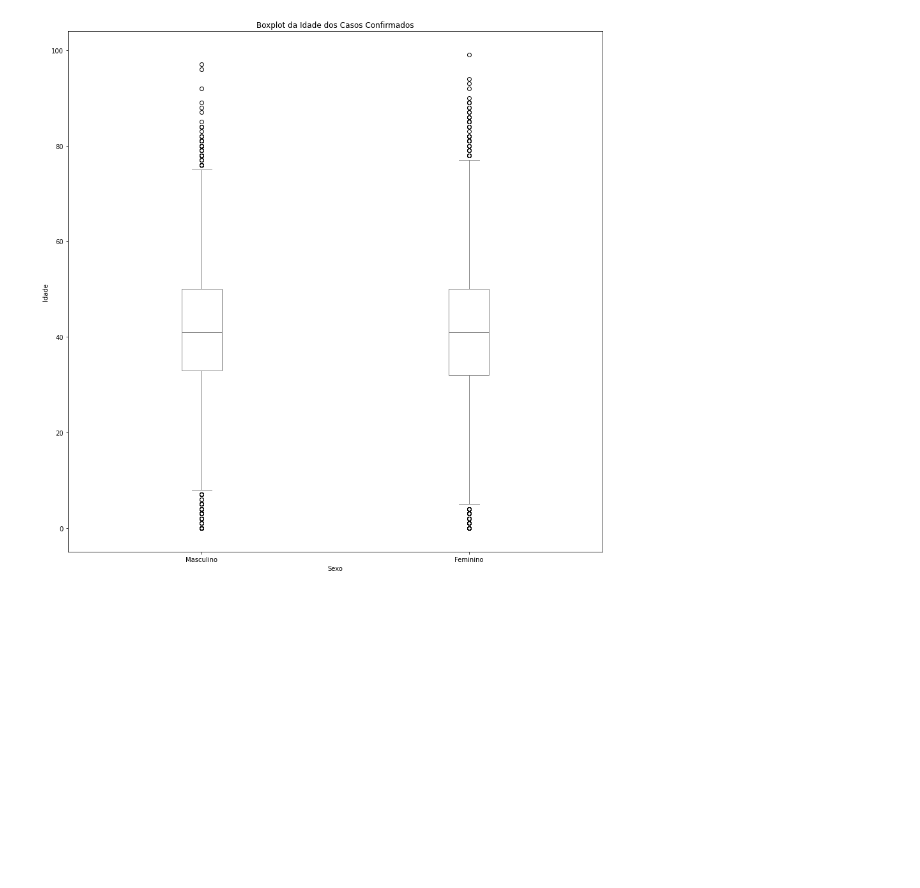
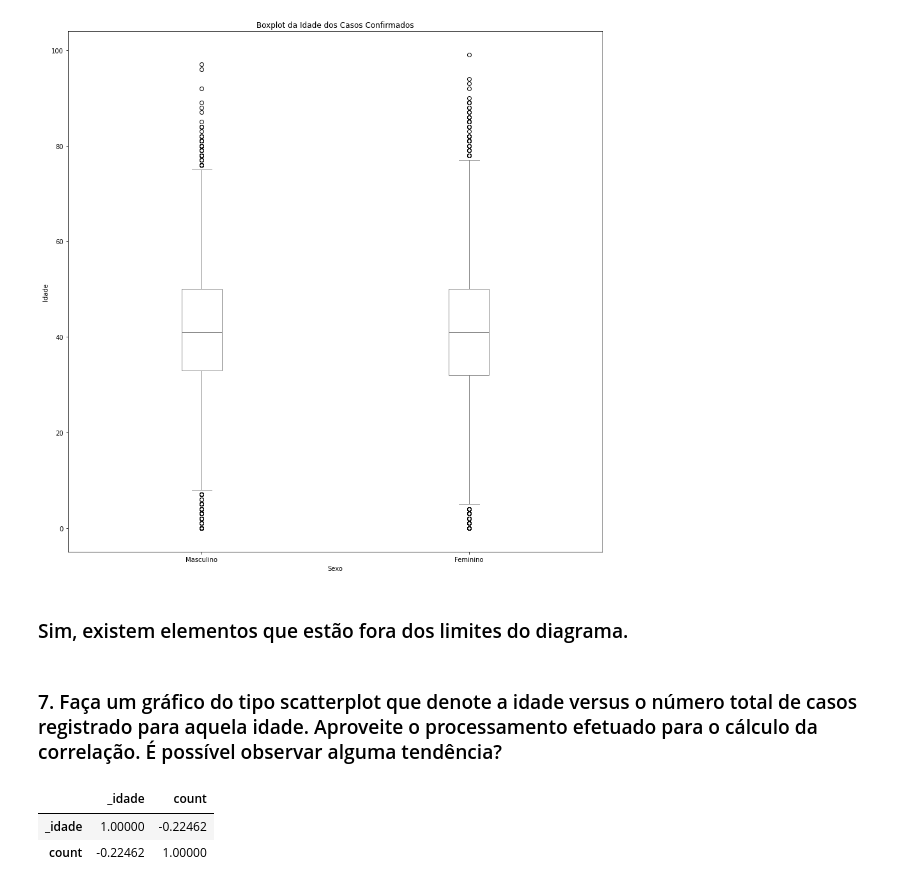
Before and after one commit to Mfp16/analise-base-covid-manaus, a Jupyter notebook: charts1-2-7.ipynb, the cells around one changed output. Saved outputs shown, nothing was run; the diff lists cells and outputs as text; code cells hidden in the pictures; blank space fills up the shorter version.

```diff
--- a/charts1-2-7.ipynb
+++ b/charts1-2-7.ipynb
@@ -66,3 +66,14 @@ plt.ylabel('Idade')
 plt.savefig('questao2.jpg')
 # %% [output]
 [figure]
+# %% [markdown]
+### Sim, existem elementos que estão fora dos limites do diagrama.
+# %% [markdown]
+### 7. Faça um gráfico do tipo scatterplot que denote a idade versus o número total de casos registrado para aquela idade. Aproveite o processamento efetuado para o cálculo da correlação. É possível observar alguma tendência?
+# %%
+corr = data.groupby('_idade')['_idade'].describe().reset_index()
+corr[['_idade', 'count']].corr()
+# %% [output]
+|  | _idade | count |
+| _idade | 1.00000 | -0.22462 |
+| count | -0.22462 | 1.00000 |
```
